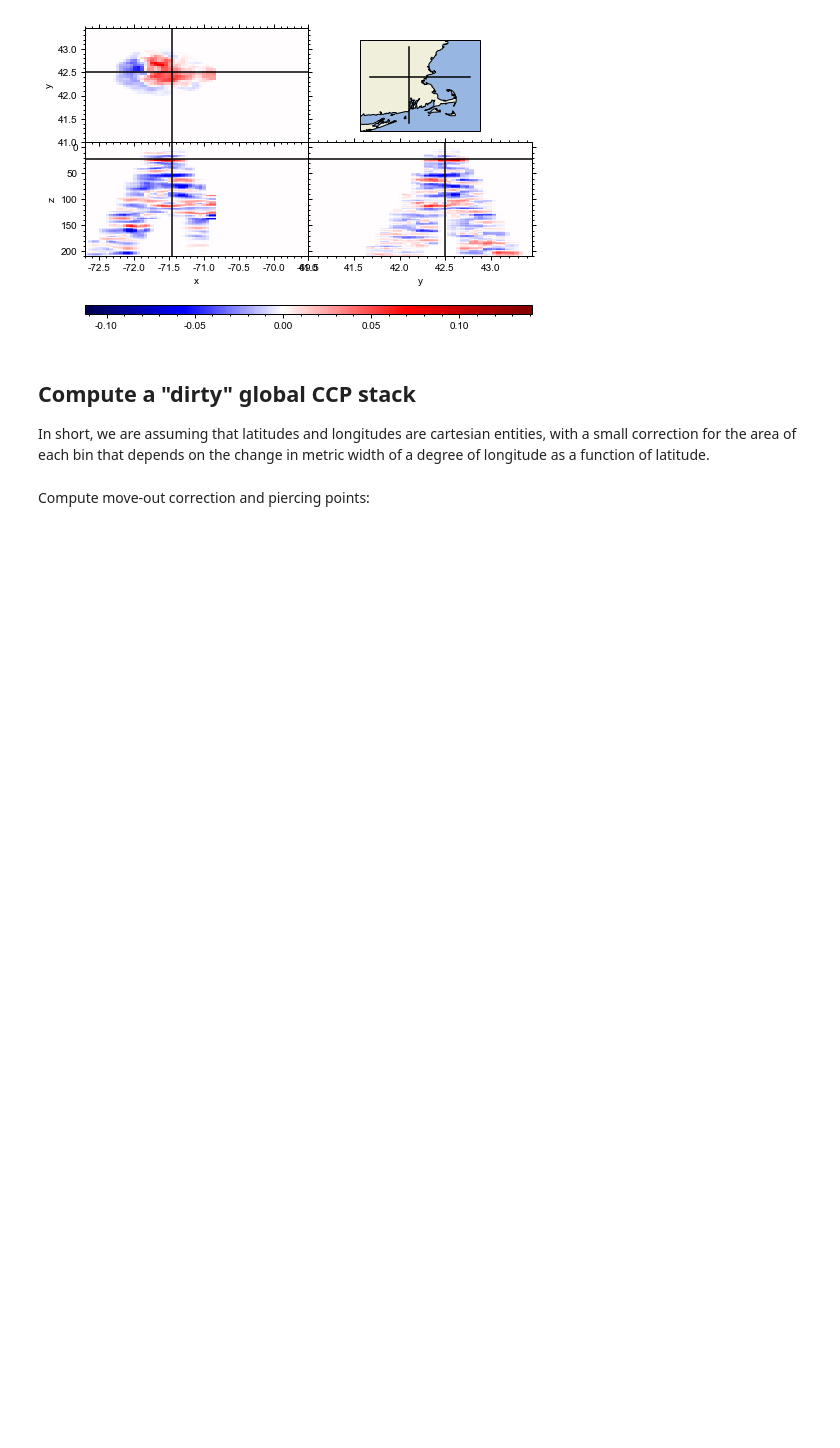
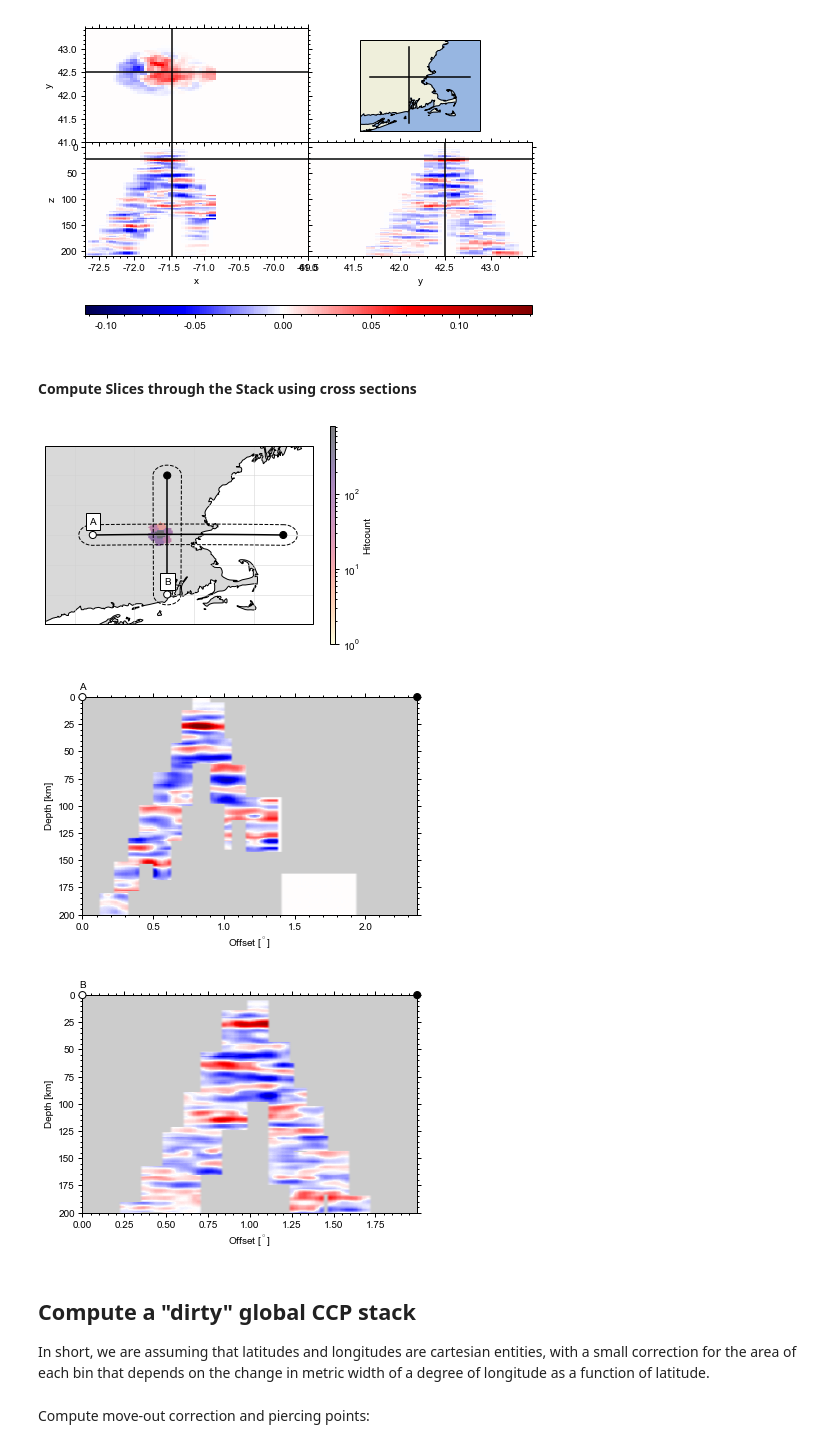
Before and after one commit to PyGLImER/PyGLImER, a Jupyter notebook: examples/02_CCPStack_SingleStation.ipynb, the cells around one changed output. Saved outputs shown, nothing was run; the diff lists cells and outputs as text; code cells hidden in the pictures; blank space fills up the shorter version.

Commit message:
Cleaned up a little, added documentation for the cross section function

```diff
--- a/examples/02_CCPStack_SingleStation.ipynb
+++ b/examples/02_CCPStack_SingleStation.ipynb
@@ -112,6 +114,37 @@ from pyglimer.plot.plot_volume import VolumePlot
 vplot = ccpstack.plot_volume_sections(lons, lats, zmax=211, lonsl=-71.45, latsl=42.5, zsl=23)
 # %% [output]
 [figure]
+# %% [markdown]
+#### Compute Slices through the Stack using cross sections
+# %%
+# Create points waypoints for the cross section
+lat0 = np.array([42.5, 42.5])
+lon0 = np.array([-72.7, -69.5])
+lat1 = np.array([41.5, 43.5])
+lon1 = np.array([-71.45, -71.45])
+
+# Set RF boundaries
+mapextent=[-73.5, -69, 41, 44]
+depthextent=[0, 200]
+vmin = -0.1
+vmax =  0.1
+
+# Plot cross sections
+ax1, geoax = ccpstack.plot_cross_section(
+    lat0, lon0, z0=23, vmin=vmin, vmax=vmax,
+    mapplot=True, minillum=1, label="A",
+    depthextent=depthextent,
+    mapextent=mapextent)
+ax2, _ = ccpstack.plot_cross_section(
+    lat1, lon1, vmin=vmin, vmax=vmax,
+    geoax=geoax, mapplot=True,
+    minillum=1, label="B",
+    depthextent=depthextent
+)
+# %% [output]
+[figure, added]
+[figure, added]
+[figure, added]
 # %% [markdown]
 ## Compute a "dirty" global CCP stack
 
```
Also changed, not shown: parts of 12 cells of this notebook, 5 other files.
